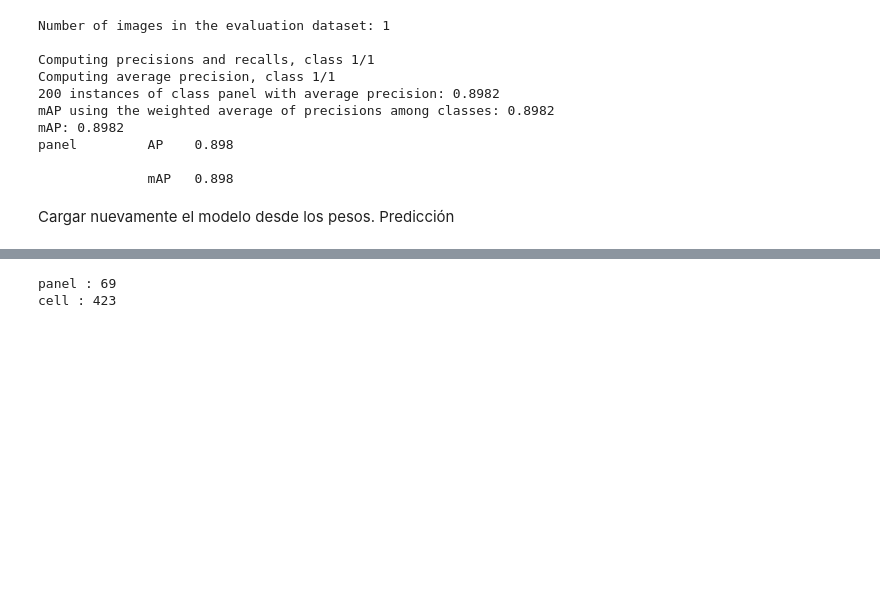
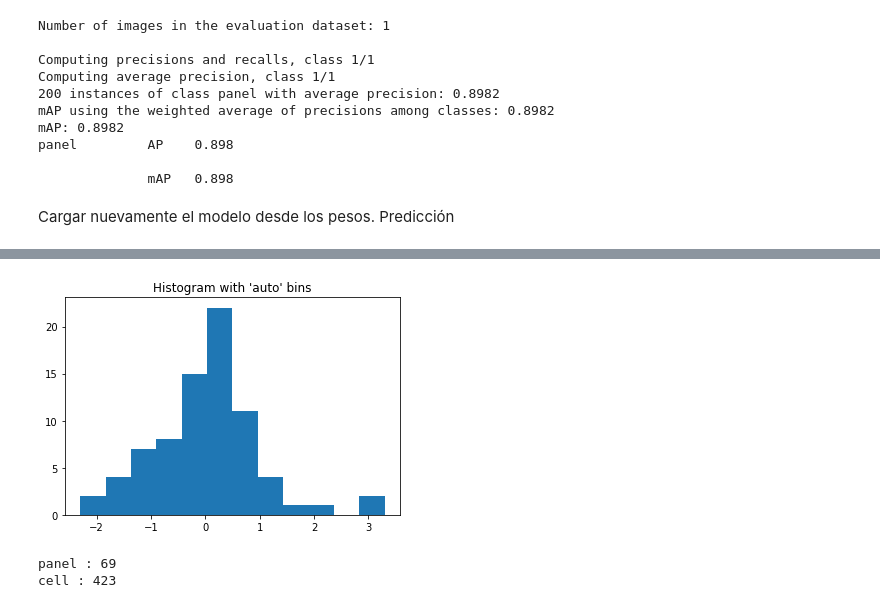
Before and after one commit to RentadroneCL/Photovoltaic_Fault_Detector, a Jupyter notebook: Result_ssd7_panel/Panel_Detector.ipynb, the cells around one changed output, grey strips where cells are left out. Cells and saved outputs as stored; diff of their text form; code cells hidden in the pictures; blank space fills up the shorter version.

```diff
--- a/Result_ssd7_panel/Panel_Detector.ipynb
+++ b/Result_ssd7_panel/Panel_Detector.ipynb
@@ -768,0 +802,12 @@ OK
+# %%
+
+#boxes_area_score
+mean = np.mean([boxes_area_score[i]['score'] for i in boxes_area_score])
+sd  = np.std([boxes_area_score[i]['score'] for i in boxes_area_score])
+normal = ([boxes_area_score[i]['score'] for i in boxes_area_score] - mean)/sd
+_ = plt.hist(normal, bins='auto')  # arguments are passed to np.histogram
+plt.title("Histogram with 'auto' bins")
+
+plt.show()
+# %% [output]
+[figure, added]
```
Also changed, not shown: parts of 6 cells of this notebook, 3 other files.
